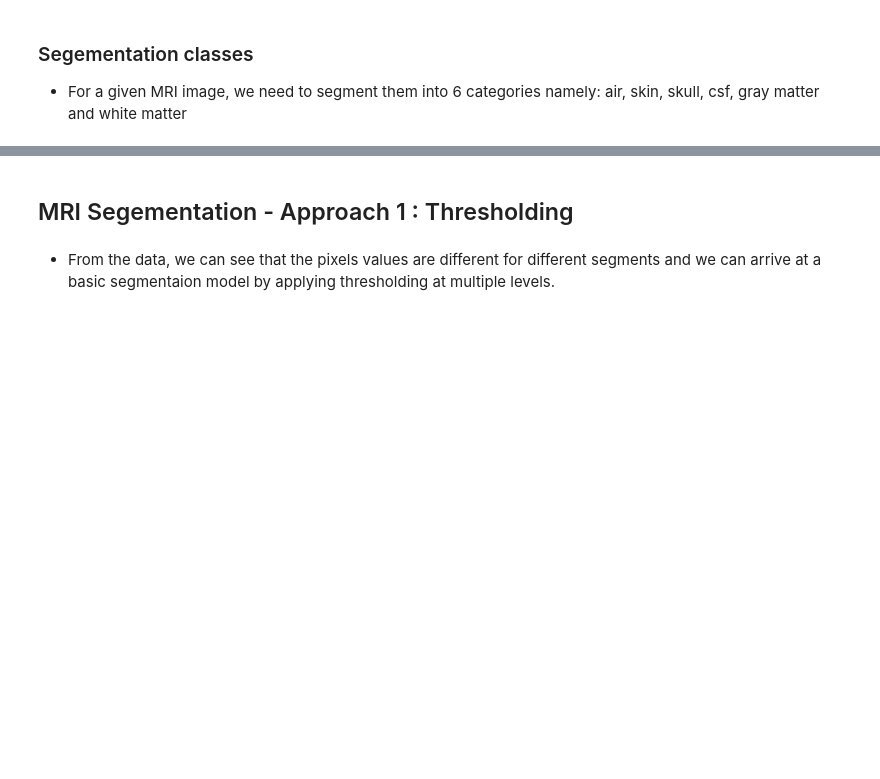
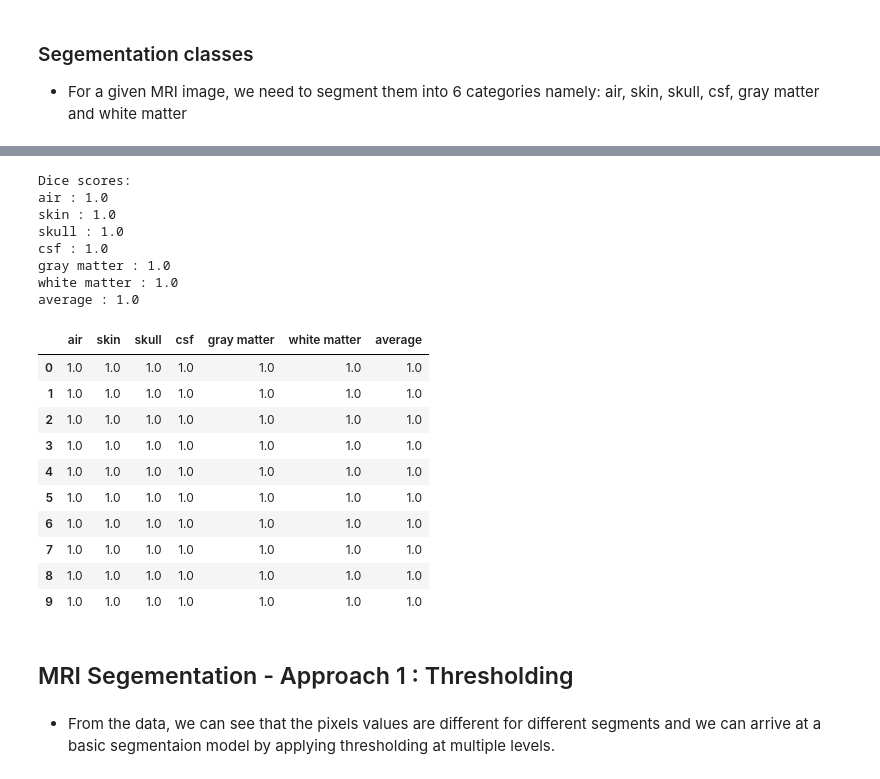
Before and after one commit to Sreekiranar/bham_cvcw, a Jupyter notebook: Computer_Vision_coursework_v2.ipynb, the cells around one changed output, grey strips where cells are left out. Cells and saved outputs as stored; diff of their text form; code cells hidden in the pictures; blank space fills up the shorter version.

```diff
--- a/Computer_Vision_coursework_v2.ipynb
+++ b/Computer_Vision_coursework_v2.ipynb
@@ -143,3 +193,48 @@ for i in range(6):
+# %%
+import pandas as pd
+
+def score_images(predicts, labels):
+    df = pd.DataFrame(columns=['air','skin','skull','csf','gray matter','white matter','average'])
+    for i, (predict, label) in enumerate(zip(predicts,labels)):
+        scores = calculate_dice(predict,label)
+        scores.append(sum(scores)/len(scores))
+        df.loc[i] = scores
+    print("Dice scores:")
+    for label in df.columns:
+        print(f"{label} : {df[label].mean()}")
+    return df
+def score_images(predicts, labels):
+    df = pd.DataFrame(columns=['air','skin','skull','csf','gray matter','white matter','average'])
+    for i, (predict, label) in enumerate(zip(predicts,labels)):
+        scores = calculate_dice(predict,label)
+        scores.append(sum(scores)/len(scores))
+        df.loc[i] = scores
+    print("Dice scores:")
+    for label in df.columns:
+        print(f"{label} : {df[label].mean()}")
+    return df
+df = score_images(labels,labels)
+df
+# %% [output]
+Dice scores:
+air : 1.0
+skin : 1.0
+skull : 1.0
+csf : 1.0
+gray matter : 1.0
+white matter : 1.0
+average : 1.0
+|  | air | skin | skull | csf | gray matter | white matter | average |
+| 0 | 1.0 | 1.0 | 1.0 | 1.0 | 1.0 | 1.0 | 1.0 |
+| 1 | 1.0 | 1.0 | 1.0 | 1.0 | 1.0 | 1.0 | 1.0 |
+| 2 | 1.0 | 1.0 | 1.0 | 1.0 | 1.0 | 1.0 | 1.0 |
+| 3 | 1.0 | 1.0 | 1.0 | 1.0 | 1.0 | 1.0 | 1.0 |
+| 4 | 1.0 | 1.0 | 1.0 | 1.0 | 1.0 | 1.0 | 1.0 |
+| 5 | 1.0 | 1.0 | 1.0 | 1.0 | 1.0 | 1.0 | 1.0 |
+| 6 | 1.0 | 1.0 | 1.0 | 1.0 | 1.0 | 1.0 | 1.0 |
+| 7 | 1.0 | 1.0 | 1.0 | 1.0 | 1.0 | 1.0 | 1.0 |
+| 8 | 1.0 | 1.0 | 1.0 | 1.0 | 1.0 | 1.0 | 1.0 |
+| 9 | 1.0 | 1.0 | 1.0 | 1.0 | 1.0 | 1.0 | 1.0 |
 # %% [markdown]
 ## MRI Segementation - Approach 1 : Thresholding
 # %% [markdown]
```
Also changed, not shown: parts of 13 cells of this notebook.
